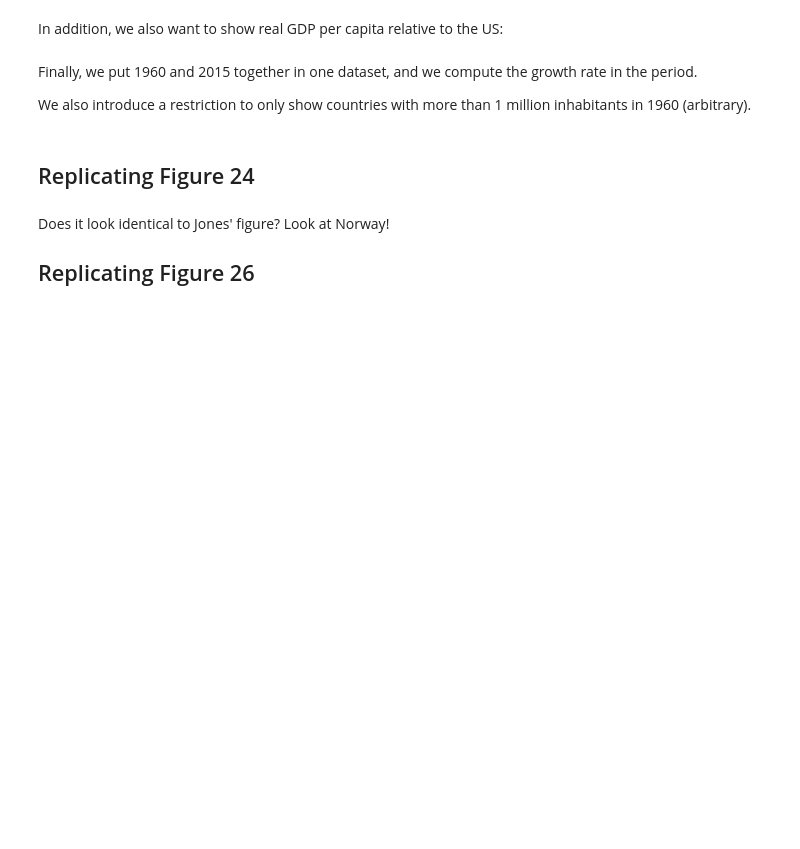
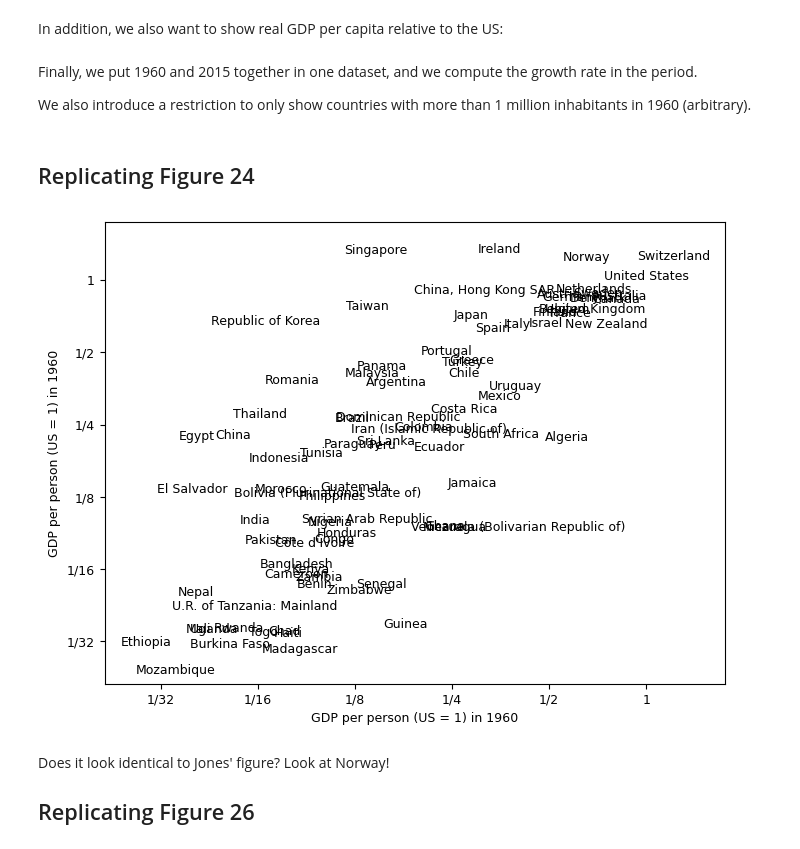
Before and after one commit to karlharmenberg/uiogrowth, a Jupyter notebook: intro_pwt.ipynb, the cells around one changed output. Cells and saved outputs as stored; diff of their text form; code cells hidden in the pictures; blank space fills up the shorter version.

Commit message:
updated intro_pwt to use matplotlib

```diff
--- a/intro_pwt.ipynb
+++ b/intro_pwt.ipynb
@@ -18,6 +18,8 @@ First, we load three Python modules (informally: collections of functions and ca
 import numpy as np #numerical stuff (i.e., taking logarithms)
 import pandas as pd #good for handling datasets
 import plotly.express as px #good for plotting
+import matplotlib.pyplot as plt
+plt.rcParams['font.size'] = 9
 # %% [markdown]
 ## Loading the dataset and constructing variables
 
@@ -98,19 +100,26 @@ restriction = data_for_plot['pop1960']> 1.0
 # %% [markdown]
 ## Replicating Figure 24
 # %%
-fig = px.scatter(data_for_plot[restriction], 'rgdpc1960_rel_us', 'rgdpc2015_rel_us',
-                 text = data_for_plot[restriction].index,
-                 log_x = True, log_y=True)
+fig = plt.figure(figsize=(8,6))
+ax = fig.add_subplot(1, 1, 1)
 
-fig.update_layout(template = 'simple_white',
-                  width = 800, height = 600,
-                  xaxis_title = 'GDP per person (US = 1) in 1960',
-                  yaxis_title = 'GDP per person (US = 1) in 2015')
-fig.update_xaxes(tickvals = [1/32, 1/16, 1/8, 1/4, 1/2, 1],
-                 ticktext = ["1/32", "1/16", "1/8", "1/4", "1/2", "1"])
-fig.update_yaxes(tickvals = [1/32, 1/16, 1/8, 1/4, 1/2, 1],
-                 ticktext = ["1/32", "1/16", "1/8", "1/4", "1/2", "1"])
-fig.update_traces(mode='text')
+for i in range(len(data_for_plot[restriction])):
+    ax.annotate(data_for_plot[restriction].index[i],
+             (data_for_plot[restriction]['rgdpc1960_rel_us'][i],data_for_plot[restriction]['rgdpc2015_rel_us'][i]),
+             ha='center')
+ax.set_xlabel('GDP per person (US = 1) in 1960')
+ax.set_ylabel('GDP per person (US = 1) in 1960')
+
+
+ax.set_yscale('log')
+ax.set_xscale('log')
+ax.set_xlim([1/48, 1.75])
+ax.set_ylim([1/48, 1.75])
+ax.set_xticks([1/32, 1/16, 1/8, 1/4, 1/2, 1], ["1/32", "1/16", "1/8", "1/4", "1/2", "1"])
+ax.set_yticks([1/32, 1/16, 1/8, 1/4, 1/2, 1], ["1/32", "1/16", "1/8", "1/4", "1/2", "1"])
+plt.minorticks_off()
+# %% [output]
+[figure, added]
 # %% [markdown]
 Does it look identical to Jones' figure? Look at Norway!
 
```
Also changed, not shown: parts of 3 cells of this notebook.
